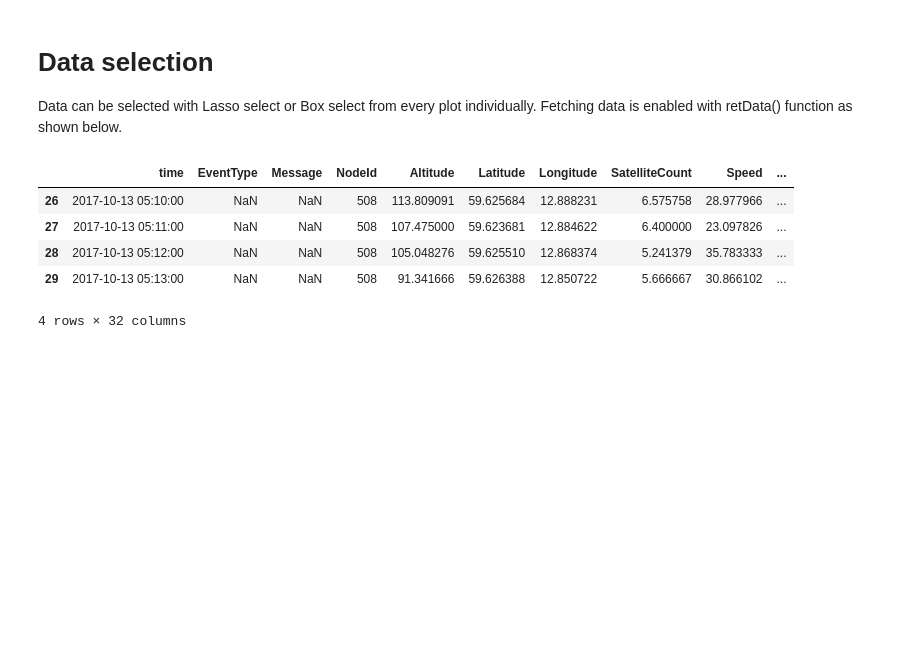
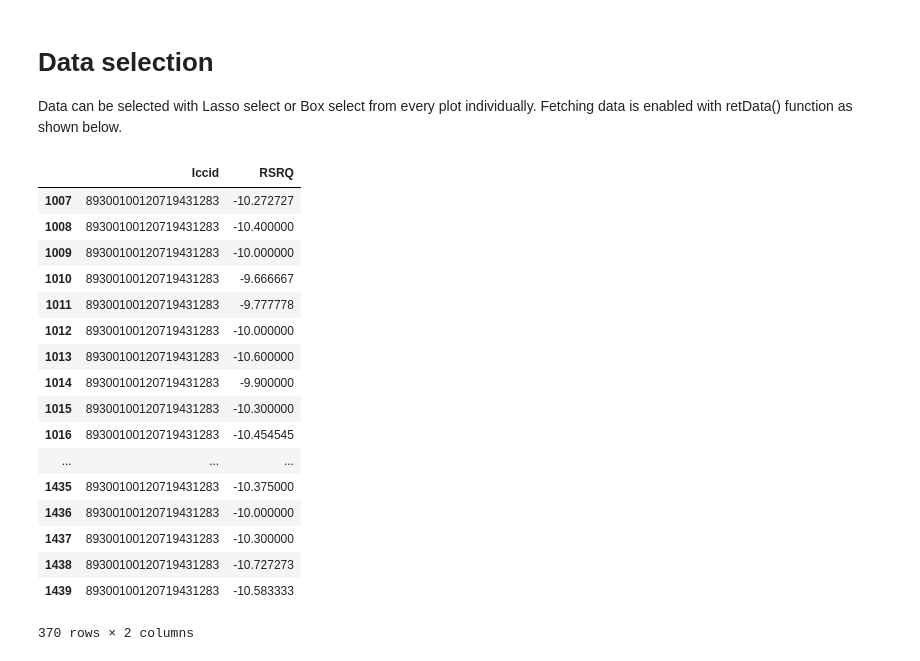
Before and after one commit to ivek1312/ricercando, a Jupyter notebook: notebooks/geoDB.ipynb, the cells around one changed output. Cells and saved outputs as stored; diff of their text form; code cells hidden in the pictures; blank space fills up the shorter version.

```diff
--- a/notebooks/geoDB.ipynb
+++ b/notebooks/geoDB.ipynb
@@ -182,14 +182,26 @@ plot1 = GPSPlot()
 Data can be selected with Lasso select or Box select from every plot individually.
 Fetching data is enabled with retData() function as shown below.
 # %%
-plot1.retData()
+plot1.retData()[['Iccid','RSRQ']]
 # %% [output]
-|  | time | EventType | Message | NodeId | Altitude | Latitude | Longitude | SatelliteCount | Speed | ... |
-| 26 | 2017-10-13 05:10:00 | NaN | NaN | 508 | 113.809091 | 59.625684 | 12.888231 | 6.575758 | 28.977966 | ... |
-| 27 | 2017-10-13 05:11:00 | NaN | NaN | 508 | 107.475000 | 59.623681 | 12.884622 | 6.400000 | 23.097826 | ... |
-| 28 | 2017-10-13 05:12:00 | NaN | NaN | 508 | 105.048276 | 59.625510 | 12.868374 | 5.241379 | 35.783333 | ... |
-| 29 | 2017-10-13 05:13:00 | NaN | NaN | 508 | 91.341666 | 59.626388 | 12.850722 | 5.666667 | 30.866102 | ... |
+|  | Iccid | RSRQ |
+| 1007 | 89300100120719431283 | -10.272727 |
+| 1008 | 89300100120719431283 | -10.400000 |
+| 1009 | 89300100120719431283 | -10.000000 |
+| 1010 | 89300100120719431283 | -9.666667 |
+| 1011 | 89300100120719431283 | -9.777778 |
+| 1012 | 89300100120719431283 | -10.000000 |
+| 1013 | 89300100120719431283 | -10.600000 |
+| 1014 | 89300100120719431283 | -9.900000 |
+| 1015 | 89300100120719431283 | -10.300000 |
+| 1016 | 89300100120719431283 | -10.454545 |
+| ... | ... | ... |
+| 1435 | 89300100120719431283 | -10.375000 |
+| 1436 | 89300100120719431283 | -10.000000 |
+| 1437 | 89300100120719431283 | -10.300000 |
+| 1438 | 89300100120719431283 | -10.727273 |
+| 1439 | 89300100120719431283 | -10.583333 |
-4 rows × 32 columns
+370 rows × 2 columns
 # %%
 plot2 = GPSPlot()
 # %% [output]
```
